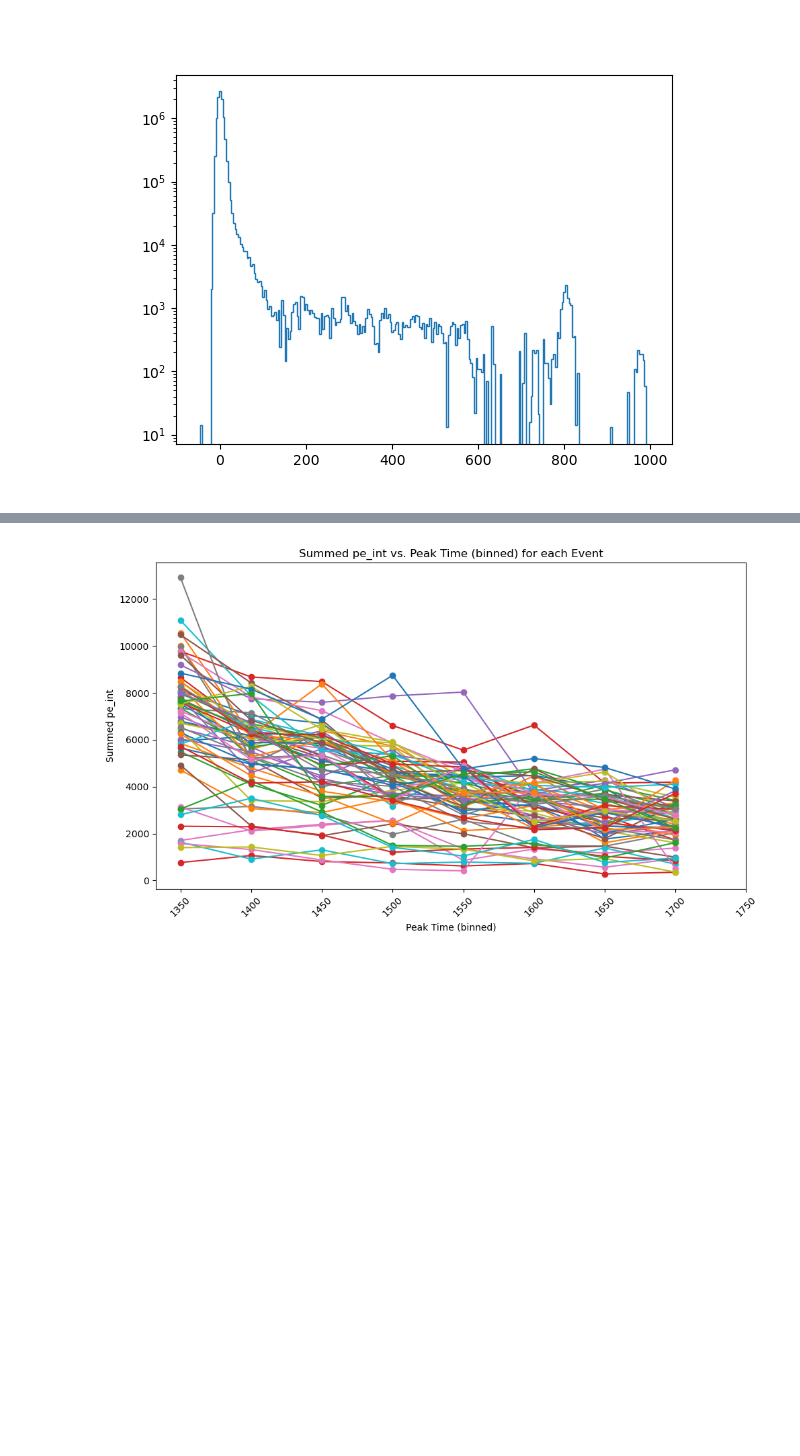
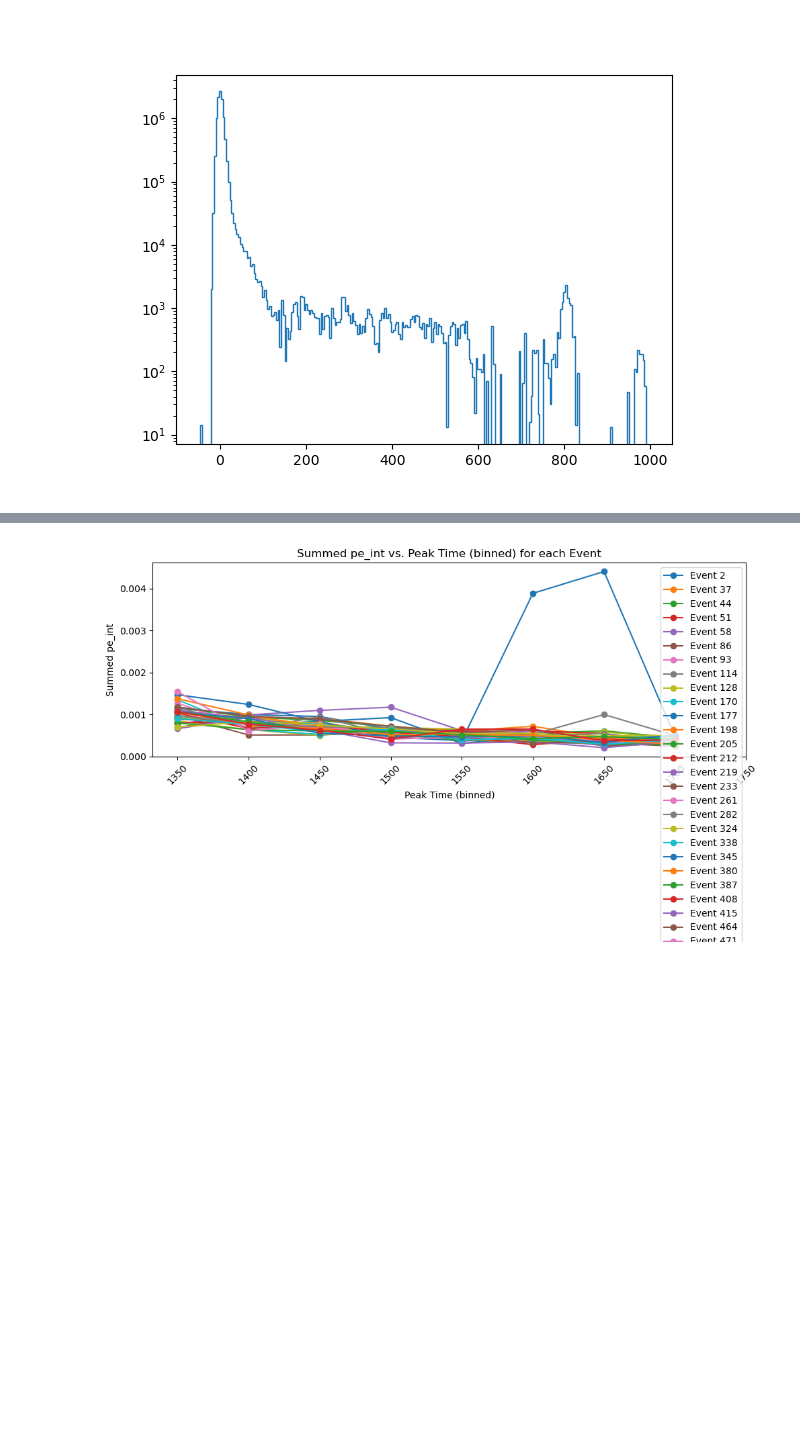
Before and after one commit to kvjmistry/DoubleBeta, a Jupyter notebook: Alphas/notebooks/StudyRawWaveforms.ipynb, the cells around one changed output, grey strips where cells are left out. Drawn from its saved outputs; the diff is of its cells as text; code cells hidden in the pictures.

```diff
--- a/Alphas/notebooks/StudyRawWaveforms.ipynb
+++ b/Alphas/notebooks/StudyRawWaveforms.ipynb
@@ -93,11 +152,16 @@ def lowpass_filter(data, cutoff, fs, order=5):
 # %%
 %matplotlib widget
 # good events: 4,5,  37
-event_number = 10
+event_number = 23
+
 with tb.open_file(path) as file:
     wf_pmt  = find_highest_wf(file.root.RD. pmtrwf, event_number)
     # wf_blr  = find_highest_wf(file.root.RD. pmt_baselines, event_number)
-    wf_sipm = find_highest_wf(file.root.RD.sipmrwf, event_number)
+    highest_sipm = find_highest_sipm(file.root.RD.sipmrwf, event_number)
+
+    x_pos = datasipm.iloc[highest_sipm].X
+    y_pos = datasipm.iloc[highest_sipm].Y
+    print(x_pos, y_pos)
 
     # wf_blr_sum = [list(map(sum, zip(*rows))) for rows in zip(*file.root.RD.pmtblr[8])]
 
@@ -311,6 +390,7 @@ def get_PEs_inWindow(wfs, noise, thr_split, peak_minlen, peak_maxlen, half_windo
 
 
 filename  = "../data/run_13852_0000_ldc1_trg0.waveforms.h5"
+filename = "../data/run_14180_0085_ldc3_trg0.waveforms.h5"
 folder_out = Path("../data/analysis/")
 #folder_out = Path("/tmp/")
 
@@ -324,6 +404,9 @@ half_window = 4 # number of samples to each side of a peak maximum to integrate
 n_dark      = 10 # max number of samples without pe
 tc          = 25e-3 # constant to convert from samples to time or vice versa.
 noise_sigma = 4 # how many STD above noise for the single PEs to be
+
+useRaw = True
+
 
 wf_sum = 0
 wf_sum_clean = 0
@@ -346,12 +429,25 @@ with tb.open_file(filename) as file:
 
         print("On Event:", evt_no)
 
-        # if (evt_no != 66):
+        # if (evt_no != 19):
         #     continue
 
+        highest_sipm = find_highest_sipm(file.root.RD.sipmrwf, evt_no)
+        x_pos = datasipm.iloc[highest_sipm].X
+        y_pos = datasipm.iloc[highest_sipm].Y
+
         _, ts = evt_info[evt_no]
-        wfs = deconv(wfs)
+
+        if ( useRaw):
+            wfs = CorrectRawBaseline(wfs)
+        else:
+            wfs = deconv(wfs)
+
+        wfs[16] = np.arange(wf_pmt[16] .size) * 0
+
         wfs_sum = sum_wf(wfs)
+
+        times   = np.arange(wfs_sum .size) * 25e-3 # sampling period in mus
 
         # Check if  event failed the quality control
         pass_flag = check_summed_baseline(wfs, grass_lim)
@@ -379,13 +475,18 @@ with tb.open_file(filename) as file:
         for pmt_no, wf in enumerate(wfs):
             noise.append(noise_sigma*np.std(wf[int(noise_lim[0]/tc):int(noise_lim[1]/tc)]))
 
+        # Sum values in the peak up to the point where the pulse goes to zero
+        S2_area = wfs_sum[int(990/tc):int(1030/tc)]
+        S2_area = S2_area[S2_area > 0].sum()
 
-        S2_area  = wfs_sum[int(997/tc):int(1030/tc)].sum()
+        FWHM = find_fwhm(times[int(990/tc):int(1030/tc)], wfs_sum[int(990/tc):int(1030/tc)])
+        print("Sigma is: ", FWHM/2.355)
+
         cath_df = get_PEs_inWindow(wfs, noise, thr_split, peak_minlen, peak_maxlen, half_window, [1770,1830])
         cath_df = pd.concat(cath_df, ignore_index=True)
         cath_area = cath_df.pe_int.sum()
 
-        data_properties.append(pd.DataFrame(dict(event = evt_info[evt_no][0], S2_area=S2_area,cath_area=cath_area, ts_raw=ts/1e3, deltaT=deltaT), index=[0]))
+        data_properties.append(pd.DataFrame(dict(event = evt_info[evt_no][0], S2_area=S2_area,cath_area=cath_area, ts_raw=ts/1e3, deltaT=deltaT, sigma = FWHM/2.355), index=[0]))
 
         df = get_PEs_inWindow(wfs, noise, thr_split, peak_minlen, peak_maxlen, half_window, grass_lim)
         data = data + df
@@ -513,33 +621,35 @@ plt.hist(data[data.pmt == 10].pe_int, bins = np.arange(0, 300, 2), histtype = "s
 # %%
 # Plot the PE charge vs time in the window
 plt.figure()
 
 # 1. Group by 'event' and sum 'pe_int' for each event
 # summed_pe_int = data.groupby('event')['pe_int'].sum()
 
 # 1. Define bins for peak_time from 1350 to 1770 in steps of 10
 bins = np.arange(1350, 1780, 50)  # Bins from 1350 to 1770 with step of 10
 data['peak_time_bin'] = pd.cut(data['peak_time'], bins, include_lowest=True, labels=bins[:-1])
 
 # 2. Group by 'event' and 'peak_time_bin', then sum 'pe_int'
 grouped = data.groupby(['event', 'peak_time_bin'])['pe_int'].sum().reset_index()
 
 # 3. Plot each event as a separate curve
 plt.figure(figsize=(10, 6))
 
 for event in grouped['event'].unique():
     event_data = grouped[grouped['event'] == event]
-    plt.plot(event_data['peak_time_bin'], event_data['pe_int'], marker='o', linestyle='-', label=f'Event {event}')
+    S2_pulse = data_properties[data_properties['event'] == event]
+    # plt.plot(event_data['peak_time_bin'], event_data['pe_int'], marker='o', linestyle='-', label=f'Event {event}')
+    plt.plot(event_data['peak_time_bin'], event_data['pe_int']/S2_pulse.S2_area.item(), marker='o', linestyle='-', label=f'Event {event}')
 
 # 4. Customize plot
 plt.xlabel('Peak Time (binned)')
 plt.ylabel('Summed pe_int')
 plt.title('Summed pe_int vs. Peak Time (binned) for each Event')
 plt.xticks(bins, rotation=45)
 # plt.grid(True)
-# plt.legend()
+plt.legend()
 plt.tight_layout()
 plt.show()
 # %% [output]
-[figure, old version]
+[figure, new version]
 [figure]
```
Also changed, not shown: parts of 16 cells of this notebook, 4 other files.
